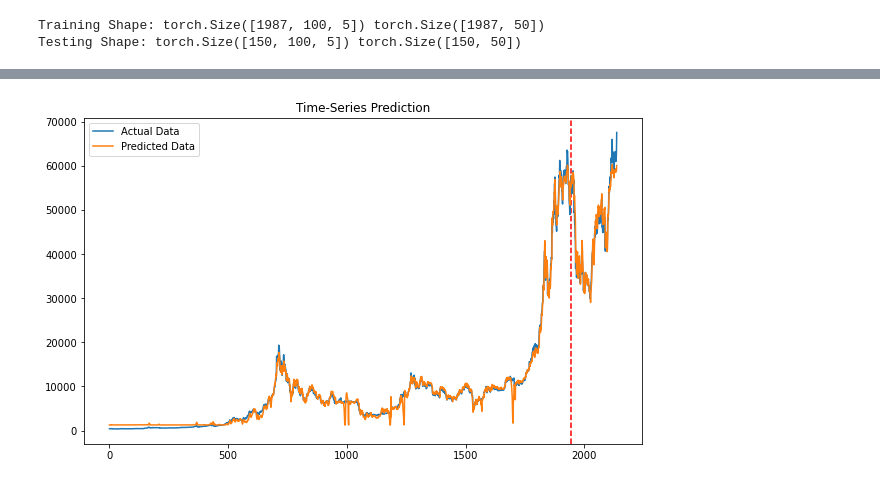
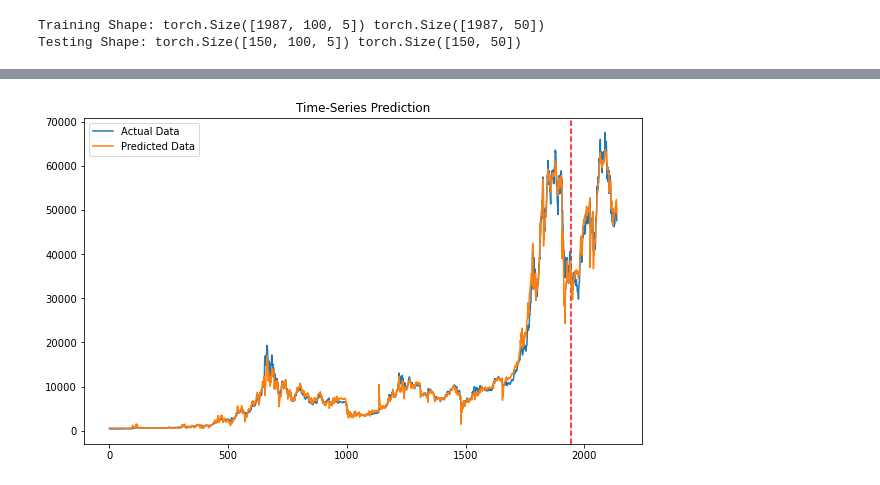
Before and after one commit to spa542/DSCI-490, a Jupyter notebook: src/LSTM Model Prediction.ipynb, the cells around one changed output, grey strips where cells are left out. Cells and saved outputs as stored; diff of their text form; code cells hidden in the pictures.

```diff
--- a/src/LSTM Model Prediction.ipynb
+++ b/src/LSTM Model Prediction.ipynb
@@ -98,6 +98,7 @@ plt.show()
 # %%
 # Our predictors will consist of everything but the price
 # The target y, will be the values of price, the predictors will be the dataframe without the Price column
+cleanData = cleanData[::-1]
 X, y = cleanData.drop(columns=['Price']), cleanData.Price.values
 X.shape, y.shape
 # %% [output]
@@ -344,33 +353,33 @@ Epoch: 900, train loss: 0.00294, test loss: 0.00009
 # %%
 # Predictions
 df_X_ss = ss.transform(cleanData.drop(columns=['Price'])) # old transformers
 df_y_mm = mm.transform(cleanData.Price.values.reshape(-1, 1)) # old transformers
 # split the sequence
 df_X_ss, df_y_mm = split_sequences(df_X_ss, df_y_mm, 100, 50)
 # converting to tensors
 df_X_ss = Variable(torch.Tensor(df_X_ss))
 df_y_mm = Variable(torch.Tensor(df_y_mm))
 # reshaping the dataset
 df_X_ss = torch.reshape(df_X_ss, (df_X_ss.shape[0], 100, df_X_ss.shape[2]))
 
 train_predict = lstm(df_X_ss) # forward pass
 data_predict = train_predict.data.numpy() # numpy conversion
 dataY_plot = df_y_mm.data.numpy()
 
 data_predict = mm.inverse_transform(data_predict) # reverse transformation
 dataY_plot = mm.inverse_transform(dataY_plot)
 true, preds = [], []
 for i in range(len(dataY_plot)):
     true.append(dataY_plot[i][0])
 for i in range(len(data_predict)):
     preds.append(data_predict[i][0])
 plt.figure(figsize=(10,6)) #plotting
 plt.axvline(x=train_test_cutoff, c='r', linestyle='--') # size of the training set
 
-plt.plot(true[::-1], label='Actual Data') # actual plot
-plt.plot(preds[::-1], label='Predicted Data') # predicted plot
+plt.plot(true, label='Actual Data') # actual plot
+plt.plot(preds, label='Predicted Data') # predicted plot
 plt.title('Time-Series Prediction')
 plt.legend()
 plt.show()
 # %% [output]
-[figure, old version]
+[figure, new version]
```
Also changed, not shown: parts of 9 cells of this notebook, 9 other files.
